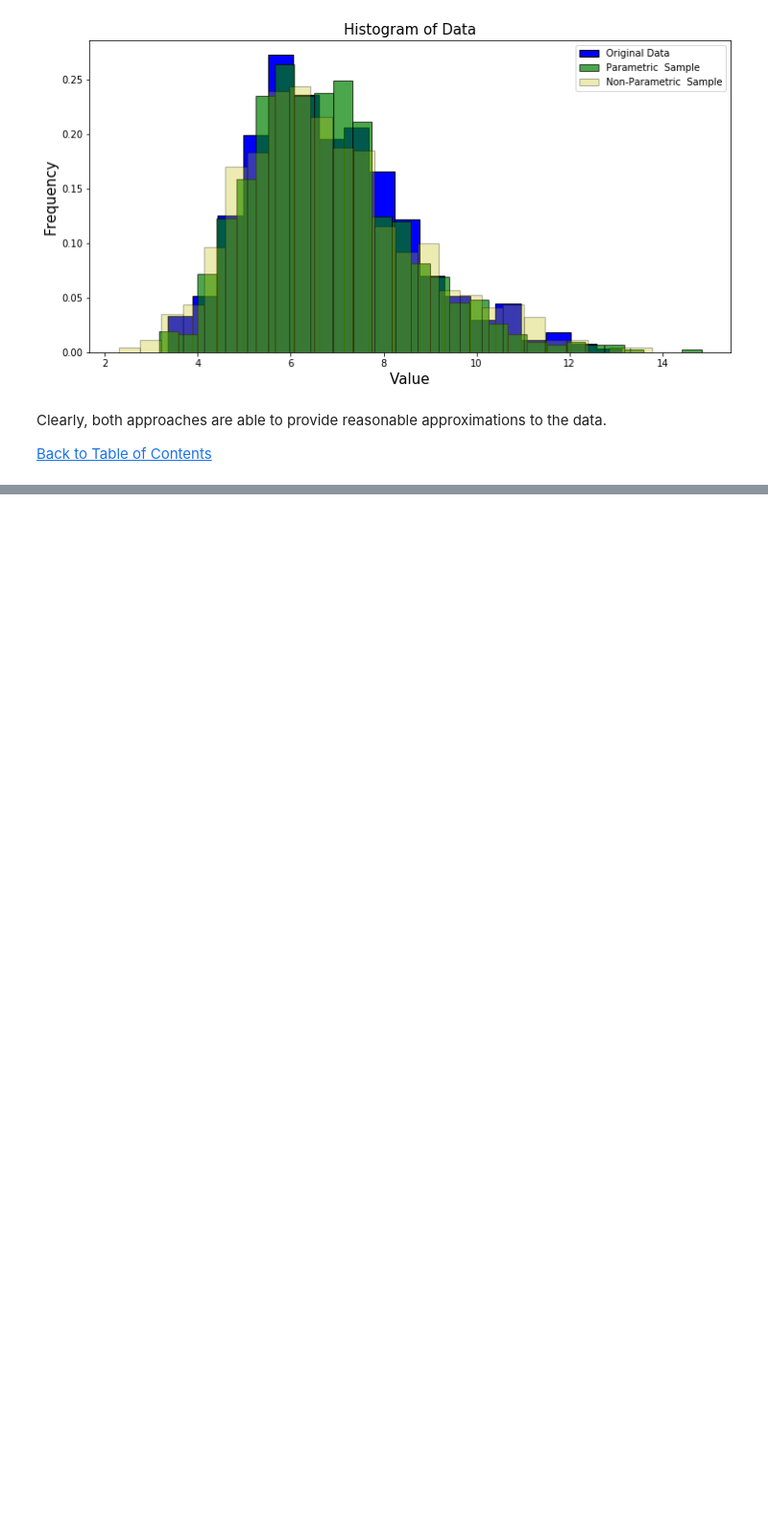
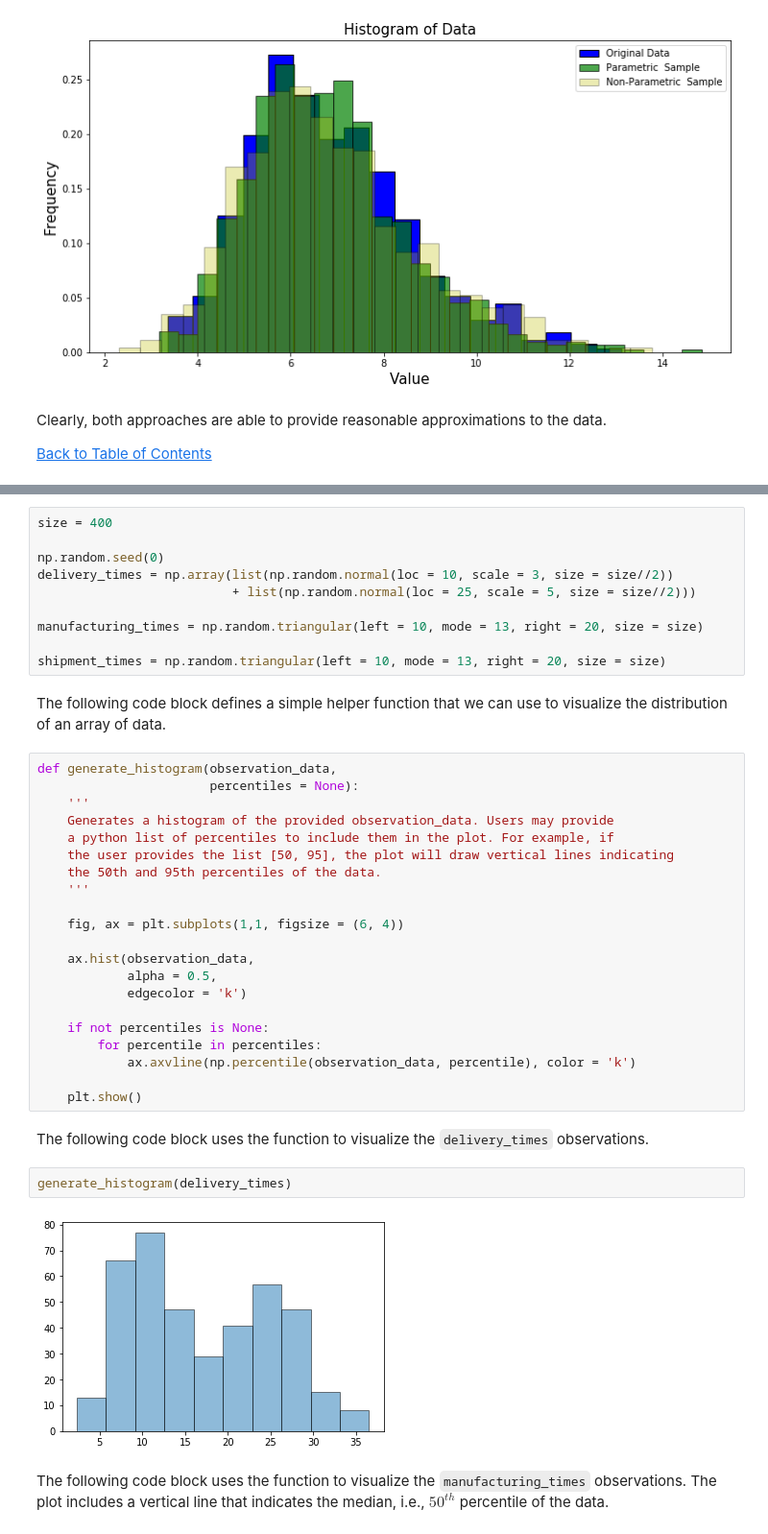
Before and after one commit to nkfreeman/Python_Tutorials, a Jupyter notebook: 6-Distribution_Fitting/Distribution_Fitting.ipynb, the cells around one changed output, grey strips where cells are left out. Shown: that part at 96% size. Saved outputs shown, nothing was run; the diff lists cells and outputs as text; blank space fills up the shorter version.

```diff
--- a/6-Distribution_Fitting/Distribution_Fitting.ipynb
+++ b/6-Distribution_Fitting/Distribution_Fitting.ipynb
@@ -1054,0 +1060,41 @@ Clearly, both approaches are able to provide reasonable approximations to the da
+# %%
+size = 400
+
+np.random.seed(0)
+delivery_times = np.array(list(np.random.normal(loc = 10, scale = 3, size = size//2))
+                          + list(np.random.normal(loc = 25, scale = 5, size = size//2)))
+
+manufacturing_times = np.random.triangular(left = 10, mode = 13, right = 20, size = size)
+
+shipment_times = np.random.triangular(left = 10, mode = 13, right = 20, size = size)
+# %% [markdown]
+The following code block defines a simple helper function that we can use to visualize the distribution of an array of data.
+# %%
+def generate_histogram(observation_data,
+                       percentiles = None):
+    '''
+    Generates a histogram of the provided observation_data. Users may provide
+    a python list of percentiles to include them in the plot. For example, if
+    the user provides the list [50, 95], the plot will draw vertical lines indicating
+    the 50th and 95th percentiles of the data.
+    '''
+
+    fig, ax = plt.subplots(1,1, figsize = (6, 4))
+
+    ax.hist(observation_data,
+            alpha = 0.5,
+            edgecolor = 'k')
+
+    if not percentiles is None:
+        for percentile in percentiles:
+            ax.axvline(np.percentile(observation_data, percentile), color = 'k')
+
+    plt.show()
+# %% [markdown]
+The following code block uses the function to visualize the `delivery_times` observations.
+# %%
+generate_histogram(delivery_times)
+# %% [output]
+[figure, added]
+# %% [markdown]
+The following code block uses the function to visualize the `manufacturing_times` observations. The plot includes a vertical line that indicates the median, i.e., $50^{th}$ percentile of the data.
```
Also changed, not shown: parts of 28 cells of this notebook.
